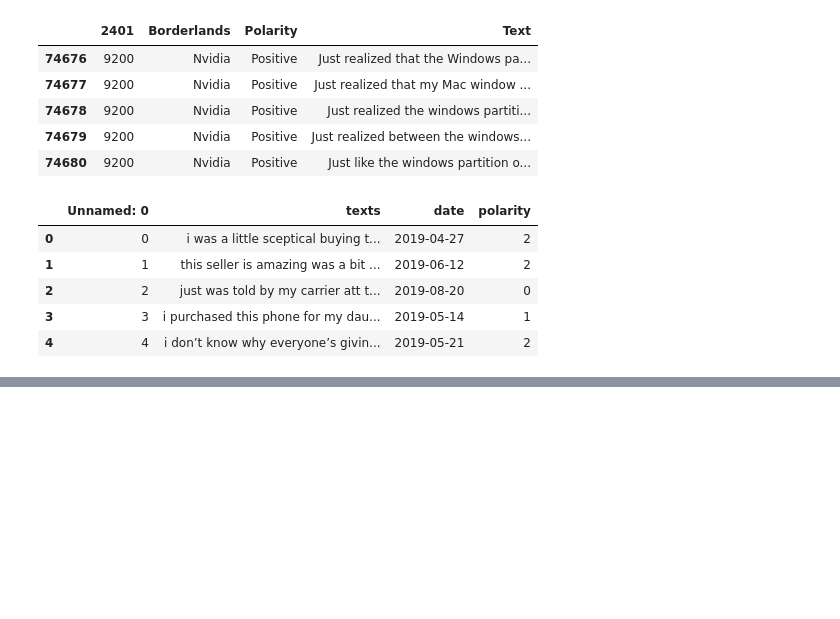
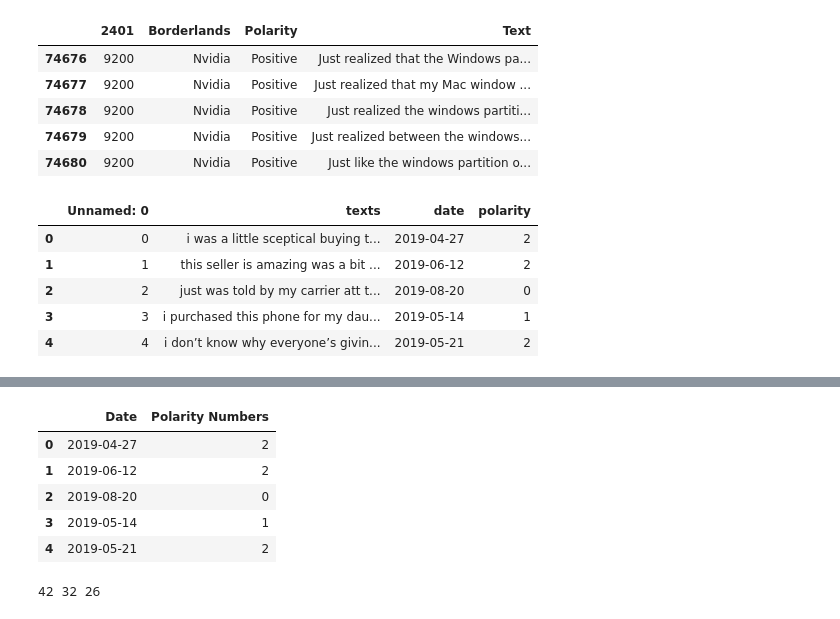
Before and after one commit to mfcorredor/DeepFeelings, a Jupyter notebook: notebooks/Front End.ipynb, the cells around one changed output, grey strips where cells are left out. Cells and saved outputs as stored; diff of their text form; code cells hidden in the pictures; blank space fills up the shorter version.

```diff
--- a/notebooks/Front End.ipynb
+++ b/notebooks/Front End.ipynb
@@ -44,0 +55,17 @@ df2.rename(columns = {'texts':'Text', 'date': 'Date', 'polarity':'Polarity'}, in
+# %%
+df2 = df2[['Date', 'Polarity Numbers']]
+df2.head()
+# %% [output]
+|  | Date | Polarity Numbers |
+| 0 | 2019-04-27 | 2 |
+| 1 | 2019-06-12 | 2 |
+| 2 | 2019-08-20 | 0 |
+| 3 | 2019-05-14 | 1 |
+| 4 | 2019-05-21 | 2 |
+# %%
+positive_percentage = int(21/50*100)
+negative_percentage = int(16/50*100)
+neutral_percentage = int(13/50*100)
+print(positive_percentage, negative_percentage, neutral_percentage)
+# %% [output]
+42 32 26
```
Also changed, not shown: parts of 12 cells of this notebook, 2 other files.
